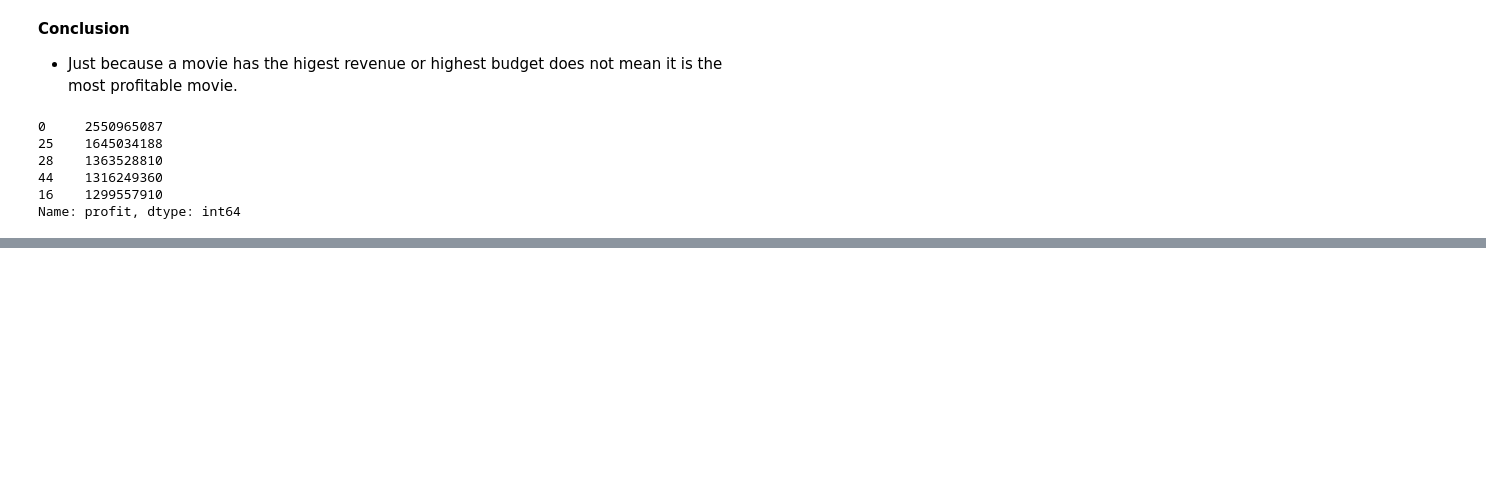
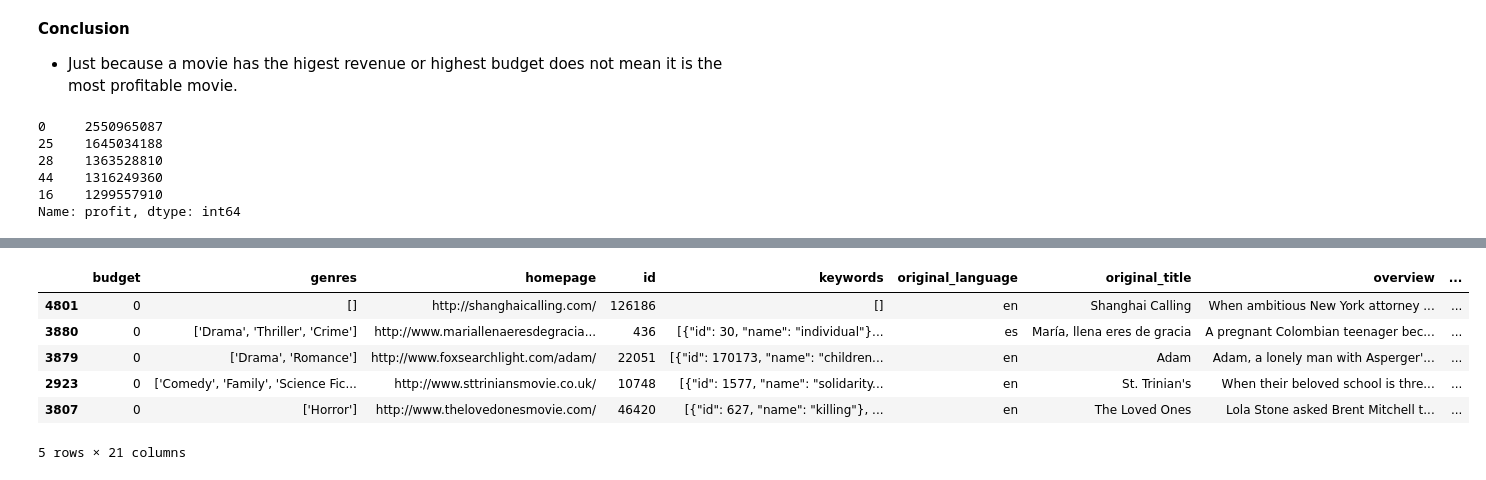
Before and after one commit to HunterKane/Project-2---Movie-Analysis-Udacity, a Jupyter notebook: Project 2 - IMBD Data Analysis .ipynb, the cells around one changed output, grey strips where cells are left out. Saved outputs shown, nothing was run; the diff lists cells and outputs as text; code cells hidden in the pictures; blank space fills up the shorter version.

```diff
--- a/Project 2 - IMBD Data Analysis .ipynb
+++ b/Project 2 - IMBD Data Analysis .ipynb
@@ -205,0 +247,11 @@ Name: profit, dtype: int64
+# %%
+#Lowest budgets
+movie_df.loc[movie_df.budget.sort_values(ascending=True).head().index]
+# %% [output]
+|  | budget | genres | homepage | id | keywords | original_language | original_title | overview | ... |
+| 4801 | 0 | [] | http://shanghaicalling.com/ | 126186 | [] | en | Shanghai Calling | When ambitious New York attorney ... | ... |
+| 3880 | 0 | ['Drama', 'Thriller', 'Crime'] | http://www.mariallenaeresdegracia... | 436 | [{"id": 30, "name": "individual"}... | es | María, llena eres de gracia | A pregnant Colombian teenager bec... | ... |
+| 3879 | 0 | ['Drama', 'Romance'] | http://www.foxsearchlight.com/adam/ | 22051 | [{"id": 170173, "name": "children... | en | Adam | Adam, a lonely man with Asperger'... | ... |
+| 2923 | 0 | ['Comedy', 'Family', 'Science Fic... | http://www.sttriniansmovie.co.uk/ | 10748 | [{"id": 1577, "name": "solidarity... | en | St. Trinian's | When their beloved school is thre... | ... |
+| 3807 | 0 | ['Horror'] | http://www.thelovedonesmovie.com/ | 46420 | [{"id": 627, "name": "killing"}, ... | en | The Loved Ones | Lola Stone asked Brent Mitchell t... | ... |
+5 rows × 21 columns
```
Also changed, not shown: parts of 17 cells of this notebook.
